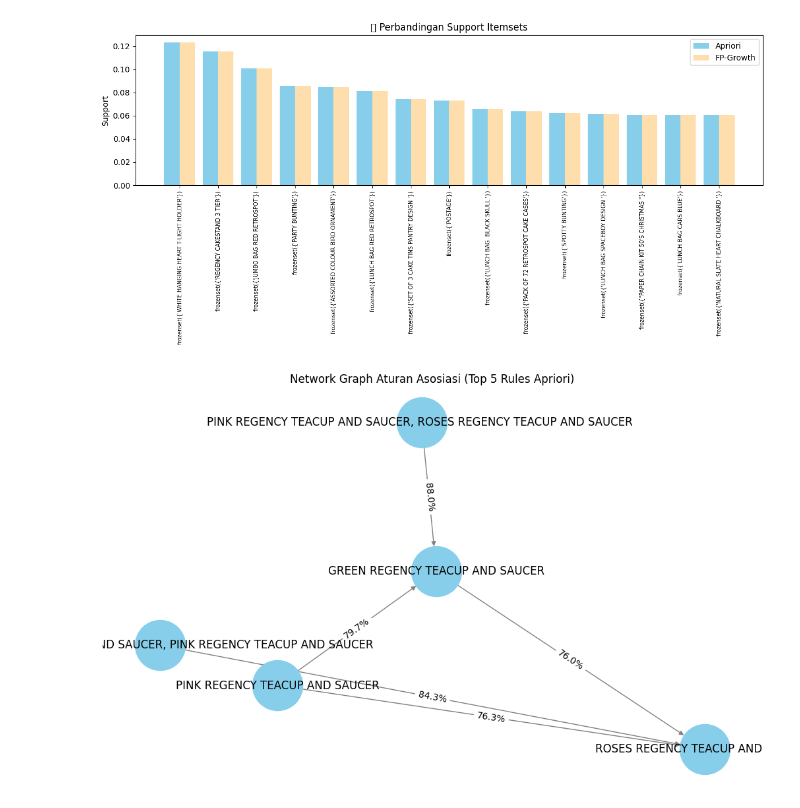
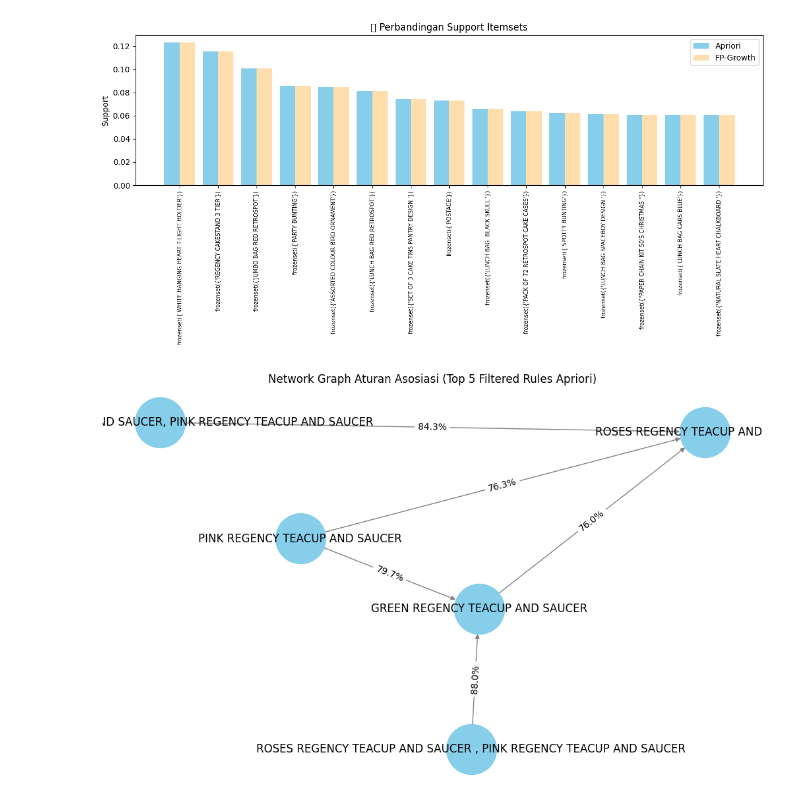
Before and after one commit to sindymaulina04/tugas-besar-datamining-kelompok5, a Jupyter notebook: notebook/modeling_template.ipynb, the cells around one changed output. Drawn from its saved outputs; the diff is of its cells as text; code cells hidden in the pictures.

Commit message:
revisi tambah filtering rule

```diff
--- a/notebook/modeling_template.ipynb
+++ b/notebook/modeling_template.ipynb
@@ -59,6 +50,13 @@ rules_apriori = association_rules(frequent_apriori, metric="confidence", min_thr
 # %%
-# ===== MODELING: APRIORI =====
+# ========== APRIORI ==========
 frequent_apriori = apriori(df_encoded, min_support=0.02, use_colnames=True)
 rules_apriori = association_rules(frequent_apriori, metric="confidence", min_threshold=0.3)
-print(rules_apriori[['antecedents','consequents','support','confidence','lift']].head())
+
+# ==== FILTERING RULE (contoh: lift > 1.2 dan confidence > 0.5) ====
+filtered_rules_apriori = rules_apriori[
+    (rules_apriori['lift'] > 1.2) & (rules_apriori['confidence'] > 0.5)
+]
+
+print("Filtered Rules APRIORI:")
+print(filtered_rules_apriori[['antecedents','consequents','support','confidence','lift']].head())
 # %% [output]
@@ -131,22 +138,20 @@ plt.show()
 # %% [output]
 [figure]
 # %%
-# ===== NETWORK GRAPH RULES (TOP 5 APRIORI) =====
 G = nx.DiGraph()
-top_rules = rules_apriori.sort_values(by='confidence', ascending=False).head(5)
+top_rules = filtered_rules_apriori.sort_values(by='confidence', ascending=False).head(5)
 for _, row in top_rules.iterrows():
     ant = ', '.join(row['antecedents'])
     con = ', '.join(row['consequents'])
     conf = round(row['confidence'] * 100, 1)
     G.add_edge(ant, con, weight=conf)
 
 pos = nx.spring_layout(G, k=2)
 plt.figure(figsize=(10, 6))
 nx.draw(G, pos, with_labels=True, node_color='skyblue', node_size=3000, edge_color='gray', arrows=True)
 edge_labels = nx.get_edge_attributes(G, 'weight')
 nx.draw_networkx_edge_labels(G, pos, edge_labels={(u, v): f"{w}%" for u, v, w in G.edges(data='weight')})
-plt.title("Network Graph Aturan Asosiasi (Top 5 Rules Apriori)")
+plt.title("Network Graph Aturan Asosiasi (Top 5 Filtered Rules Apriori)")
 plt.tight_layout()
-plt.show()
 # %% [output]
-[figure, old version]
+[figure, new version]
```
Also changed, not shown: parts of 10 cells of this notebook.
